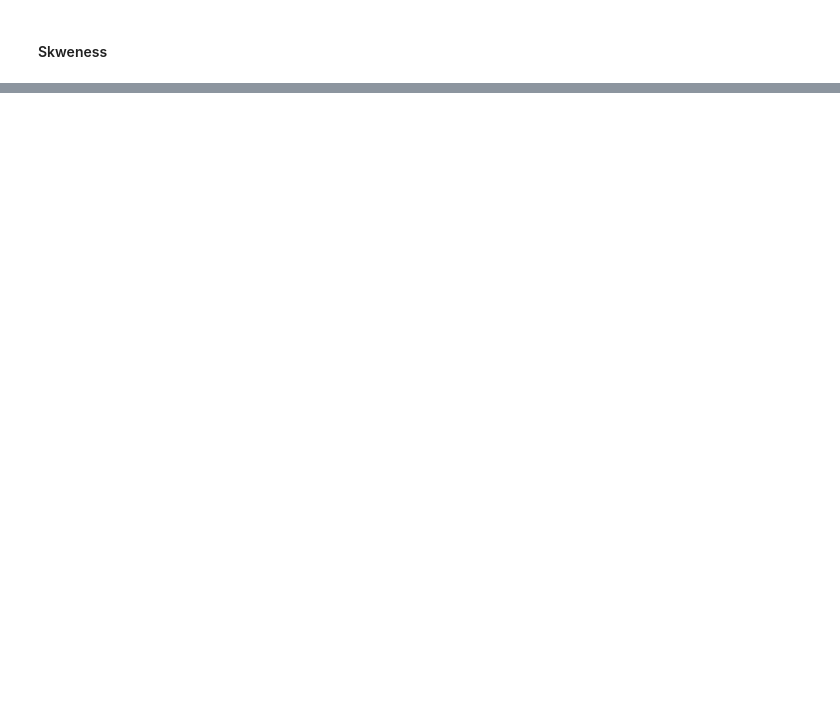
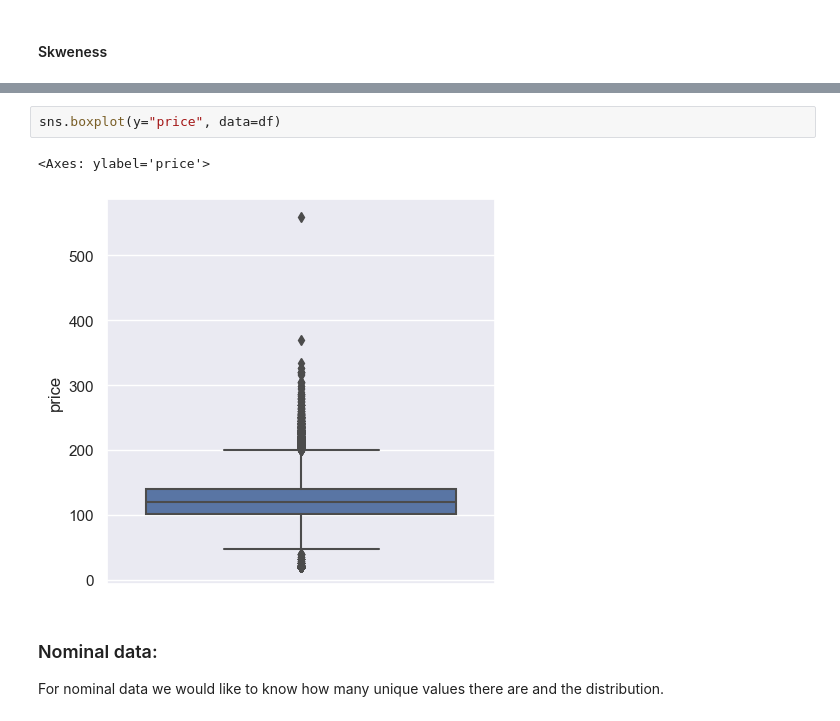
Before and after one commit to YonatanGolan/DataMining_Final_Project, a Jupyter notebook: Project.ipynb, the cells around one changed output, grey strips where cells are left out. Cells and saved outputs as stored; diff of their text form; blank space fills up the shorter version.

```diff
--- a/Project.ipynb
+++ b/Project.ipynb
@@ -121,0 +192,8 @@ for col in numeric_col:
+# %%
+sns.boxplot(y="price", data=df)
+# %% [output]
+<Axes: ylabel='price'>
+[figure, added]
+# %% [markdown]
+### Nominal data:
+For nominal data we would like to know how many unique values there are and the distribution.
```
Also changed, not shown: parts of 40 cells of this notebook.
